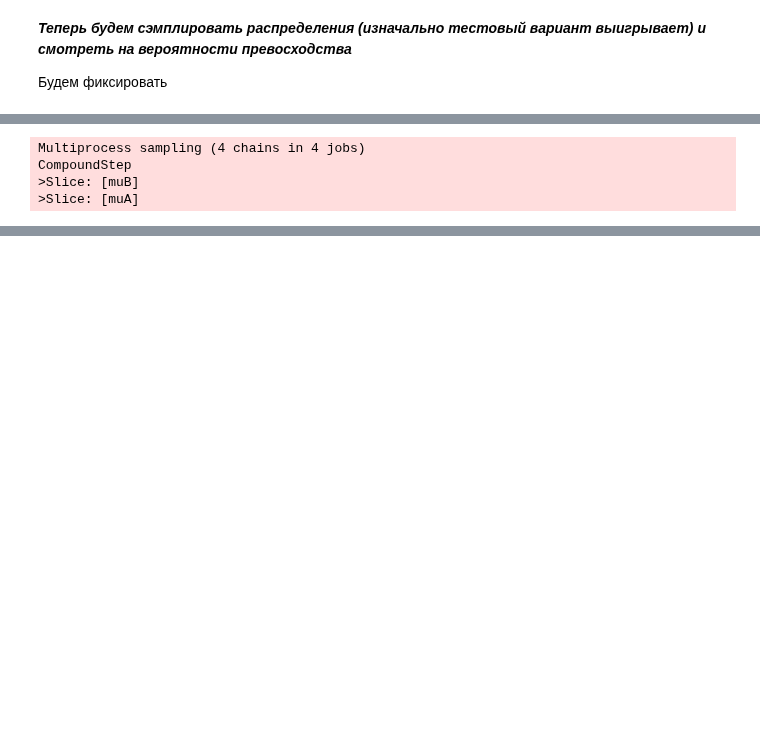
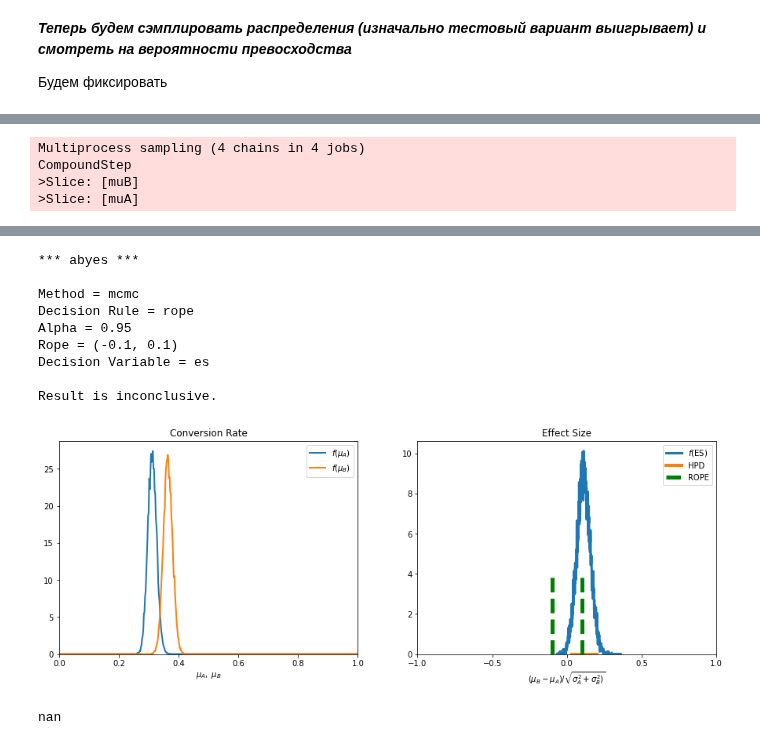
Before and after one commit to iakubovskii7/AB, a Jupyter notebook: Bayesian_theory_implementing.ipynb, the cells around one changed output, grey strips where cells are left out. Cells and saved outputs as stored; diff of their text form; code cells hidden in the pictures; blank space fills up the shorter version.

```diff
--- a/Bayesian_theory_implementing.ipynb
+++ b/Bayesian_theory_implementing.ipynb
@@ -222,7 +169,7 @@ Decision Variable = lift
 # %%
 exp = ab.AbExp(method='mcmc', decision_var = 'es',
                rule='rope', alpha=0.95, plot=True)
-exp.experiment(data)
+exp.experiment(data.T)
 # %% [output]
 [interactive output not drawn]
 Multiprocess sampling (4 chains in 4 jobs)
@@ -234,2 +181,13 @@ Sampling 4 chains for 1_000 tune and 5_000 draw iterations (4_000 + 20_000 draws
+*** abyes ***
+
+Method = mcmc
+Decision Rule = rope
+Alpha = 0.95
+Rope = (-0.1, 0.1)
+Decision Variable = es
+
+Result is inconclusive.
+[figure, added]
+nan
 # %%
 exp = ab.AbExp(method='compare', decision_var = 'es', plot=True)
```
Also changed, not shown: parts of 35 cells of this notebook, 1 other file.
